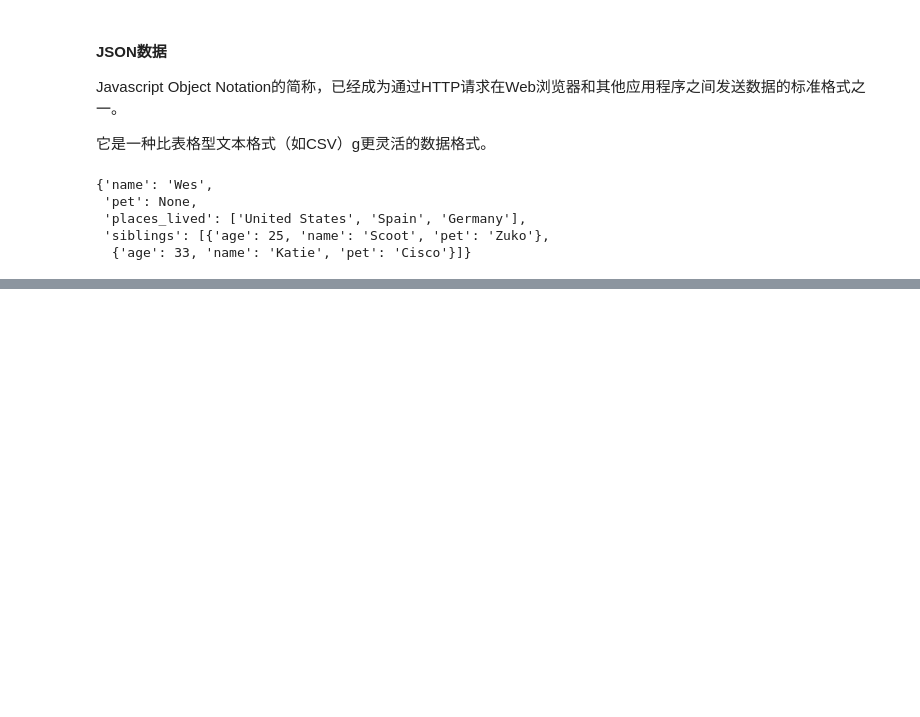
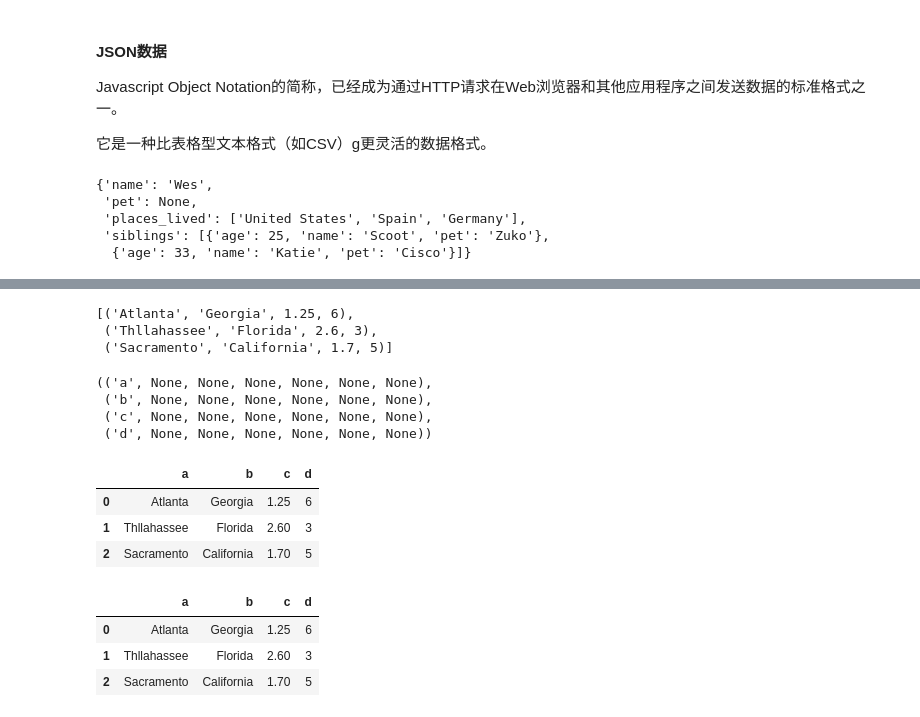
Before and after one commit to FENG06/OldPrcatice, a Jupyter notebook: pydata.ipynb, the cells around one changed output, grey strips where cells are left out. Drawn from its saved outputs; the diff is of its cells as text; code cells hidden in the pictures; blank space fills up the shorter version.

```diff
--- a/pydata.ipynb
+++ b/pydata.ipynb
@@ -352,0 +584,2 @@ asjson = json.dumps(result)
+# %%
+con = sqlite3.connect(':memory:')
@@ -352,0 +604,19 @@ asjson = json.dumps(result)
+# %%
+# 从表中选取数据时，都会返回一个元组列表：
+cursor = con.execute('select * from test')
+# %%
+rows = cursor.fetchall()
+# %%
+rows
+# %% [output]
+[('Atlanta', 'Georgia', 1.25, 6),
+ ('Thllahassee', 'Florida', 2.6, 3),
+ ('Sacramento', 'California', 1.7, 5)]
+# %%
+# 可以将这个元组列表传给DataFrame的构造器，但是需要添加列名
+cursor.description
+# %% [output]
+(('a', None, None, None, None, None, None),
+ ('b', None, None, None, None, None, None),
+ ('c', None, None, None, None, None, None),
+ ('d', None, None, None, None, None, None))
@@ -352,0 +625,9 @@ asjson = json.dumps(result)
+# %%
+headlist = np.array(cursor.description)
+# %%
+DataFrame(rows,columns=headlist[:,0])
+# %% [output]
+|  | a | b | c | d |
+| 0 | Atlanta | Georgia | 1.25 | 6 |
+| 1 | Thllahassee | Florida | 2.60 | 3 |
+| 2 | Sacramento | California | 1.70 | 5 |
@@ -352,0 +638,7 @@ asjson = json.dumps(result)
+# %%
+sql.read_sql_query('select * from test',con)
+# %% [output]
+|  | a | b | c | d |
+| 0 | Atlanta | Georgia | 1.25 | 6 |
+| 1 | Thllahassee | Florida | 2.60 | 3 |
+| 2 | Sacramento | California | 1.70 | 5 |
```
Also changed, not shown: parts of 67 cells of this notebook.
